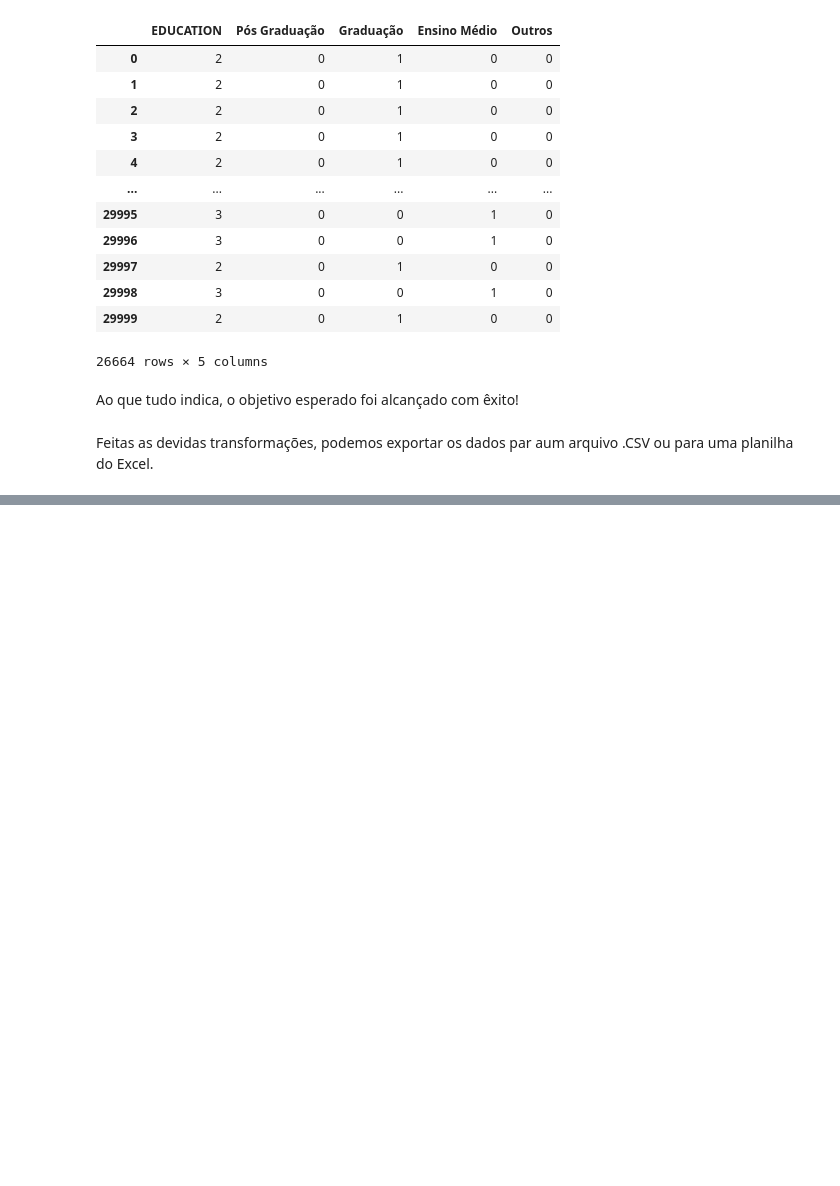
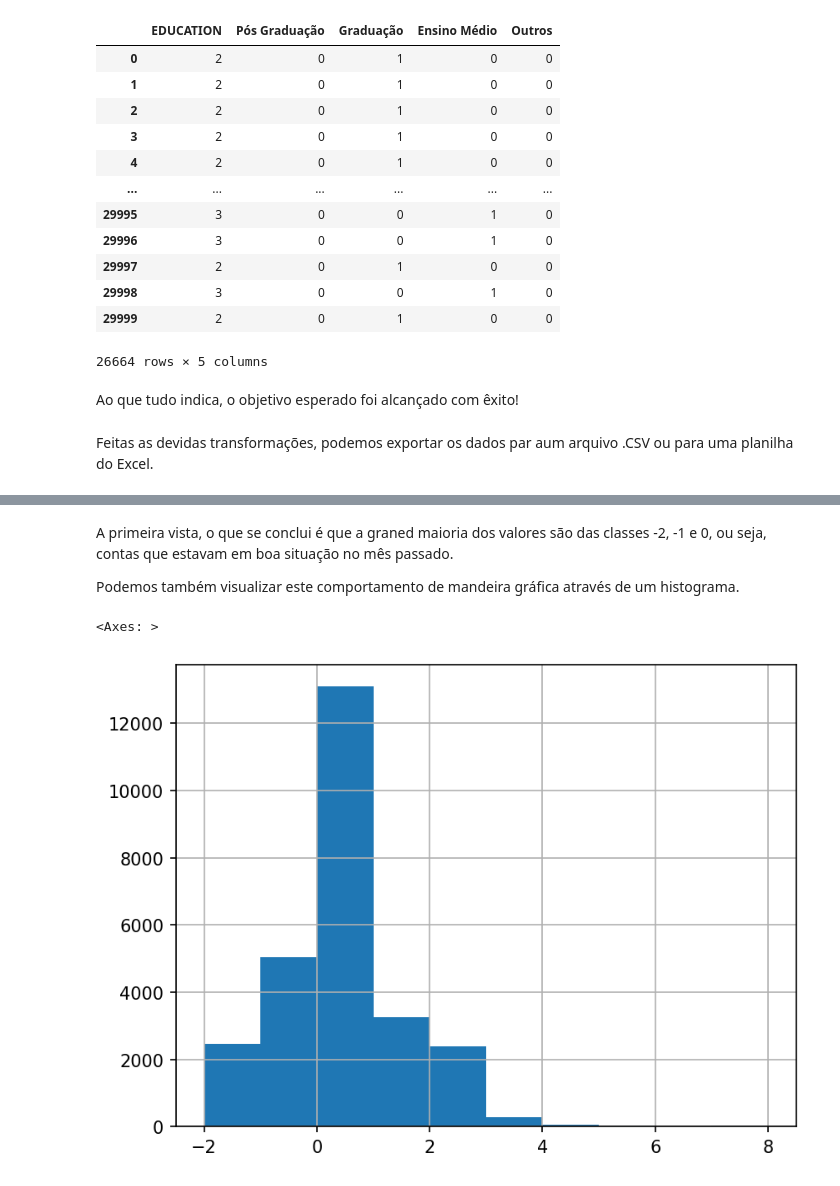
Before and after one commit to marcosvnespolo/Previsao_Inadimplencia, a Jupyter notebook: Previsão_Inadimplência.ipynb, the cells around one changed output, grey strips where cells are left out. Saved outputs shown, nothing was run; the diff lists cells and outputs as text; code cells hidden in the pictures; blank space fills up the shorter version.

Commit message:
Finalizando a Exploração dos Dados

```diff
--- a/Previsão_Inadimplência.ipynb
+++ b/Previsão_Inadimplência.ipynb
@@ -531,0 +532,3 @@ df_ohe.to_csv('Dados_Categorizados.csv', index=False)
+# %%
+df = pd.read_csv('/content/dados_tratados.csv')
+df.head()
@@ -531,0 +561,2 @@ df_ohe.to_csv('Dados_Categorizados.csv', index=False)
+# %%
+pagamentos = [ 'PAY_1', 'PAY_2', 'PAY_3', 'PAY_4', 'PAY_5', 'PAY_6']
@@ -531,0 +595,9 @@ df_ohe.to_csv('Dados_Categorizados.csv', index=False)
+# %% [markdown]
+A primeira vista, o que se conclui é que a graned maioria dos valores são das classes -2, -1 e 0, ou seja, contas que estavam em boa situação no mês passado.
+
+Podemos também visualizar este comportamento de mandeira gráfica através de um histograma.
+# %%
+df[pagamentos[0]].hist()
+# %% [output]
+<Axes: >
+[figure, added]
```
Also changed, not shown: parts of 35 cells of this notebook.
